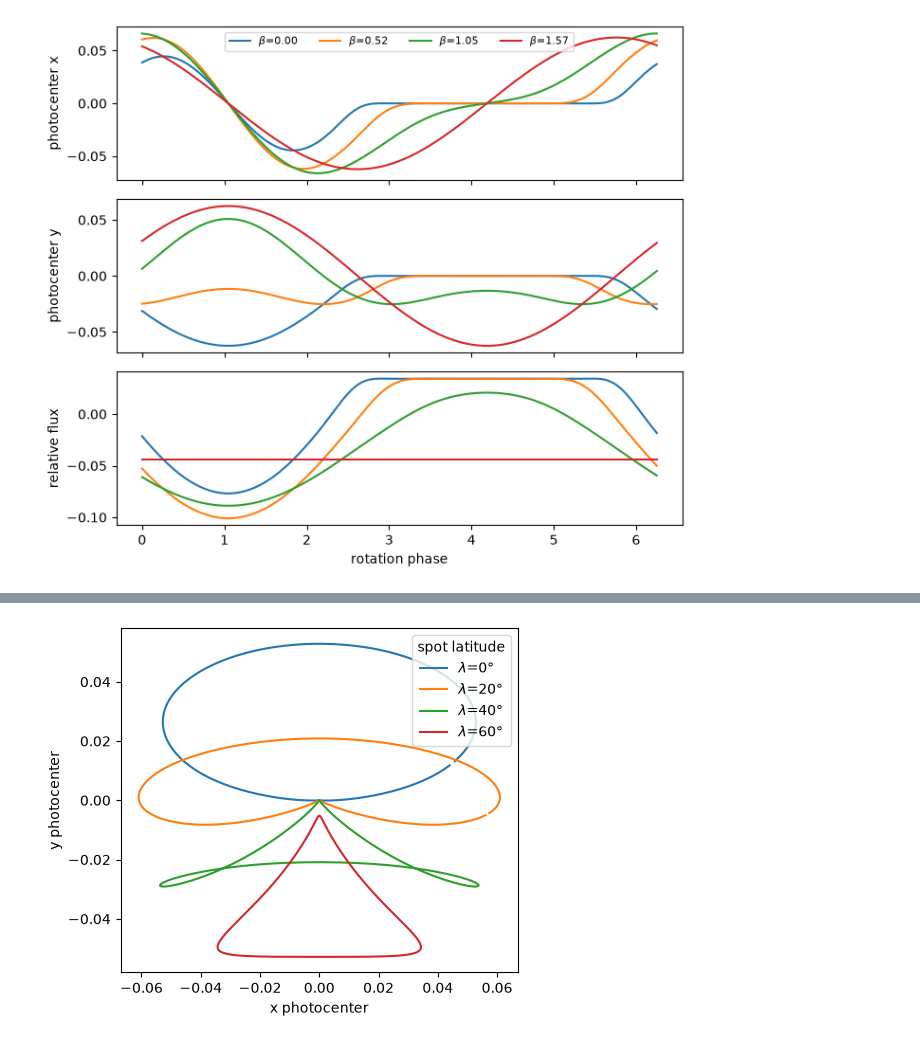
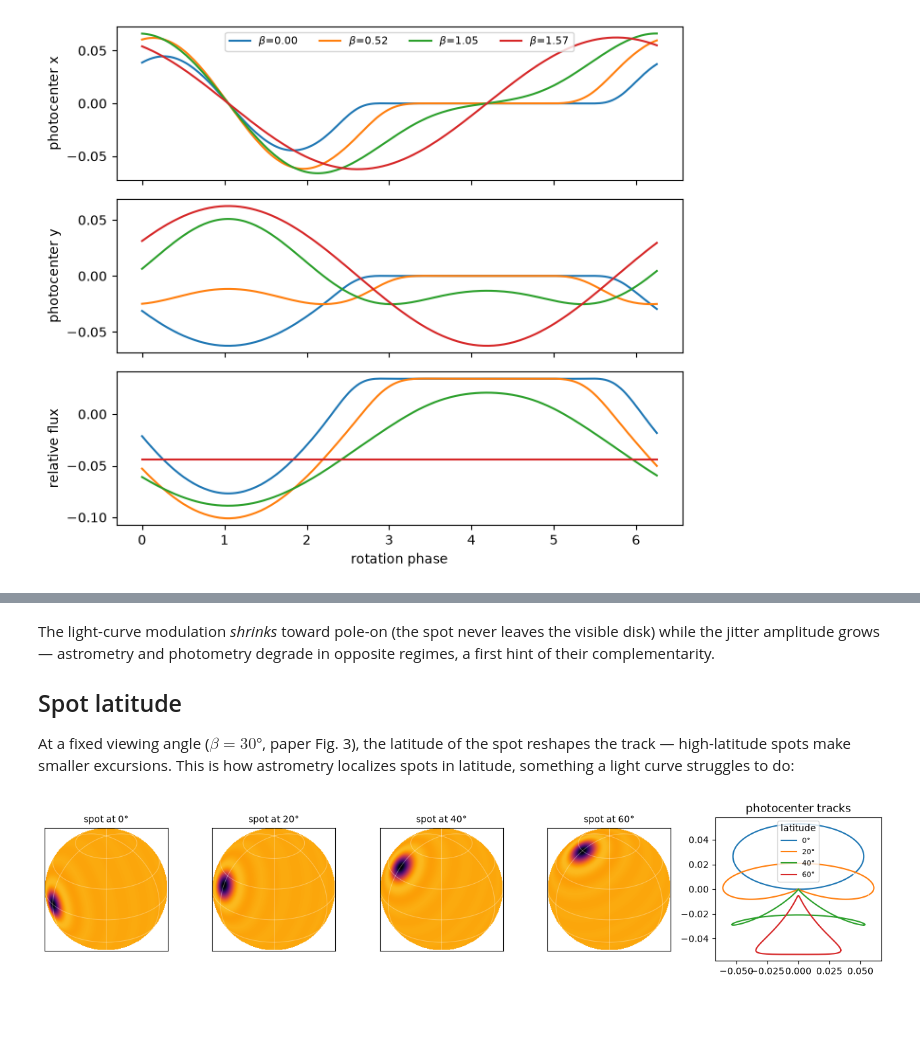
Before and after one commit to xiaziyna/jittermap, a Jupyter notebook: notebooks/02_forward_model.ipynb, the cells around one changed output, grey strips where cells are left out. Cells and saved outputs as stored; diff of their text form; code cells hidden in the pictures; blank space fills up the shorter version.

```diff
--- a/notebooks/02_forward_model.ipynb
+++ b/notebooks/02_forward_model.ipynb
@@ -20,5 +23,5 @@ import jittermap as jm
 # %%
 L, N = 15, 200
 times = np.linspace(0, 2*np.pi, N, endpoint=False)
-s = jm.multispot_surface([(35, 300, 12.0)], L)   # one spot at latitude 35
+star = jm.multispot_surface([(35, 300, 12.0)], L)   # one spot, latitude 35
 fm = jm.ForwardModel(times, l_max=L)
@@ -31,0 +34,13 @@ photometric modulation shrinks — and vanishes pole-on.
+# %%
+betas = [0.0, np.pi/6, np.pi/3, np.pi/2]
+fig = plt.figure(figsize=(9.5, 4.2))
+ax_star = fig.add_subplot(1, 2, 1)
+show_star(ax_star, star, L, np.pi/6, "the star ($\\beta$=$\\pi$/6)")
+ax = fig.add_subplot(1, 2, 2)
+for beta in betas:
+    y = fm.observe(star, inclination=beta, channels="xy", stacked=False)
+    ax.plot(y["x"], y["y"], label=f"$\\beta$={beta:.2f}")
+ax.set_xlabel("x photocenter"); ax.set_ylabel("y photocenter")
+ax.set_title("photocenter track over one rotation")
+ax.set_aspect("equal"); ax.legend()
+plt.tight_layout()
@@ -32,8 +60,7 @@ photometric modulation shrinks — and vanishes pole-on.
 # %%
 fig, axes = plt.subplots(3, 1, figsize=(7, 6), sharex=True)
-betas = [0.0, np.pi/6, np.pi/3, np.pi/2]
 for beta in betas:
-    y = fm.observe(s, inclination=beta, channels="xyp", stacked=False)
+    y = fm.observe(star, inclination=beta, channels="xyp", stacked=False)
     for ax, c, name in zip(axes, "xyp", ["photocenter x", "photocenter y",
                                           "relative flux"]):
         ax.plot(times, y[c], label=f"$\\beta$={beta:.2f}")
@@ -53,7 +71,0 @@ structure cannot be disentangled.
-# %%
-fig, ax = plt.subplots(figsize=(5, 5))
-for beta in betas:
-    y = fm.observe(s, inclination=beta, channels="xy", stacked=False)
-    ax.plot(y["x"], y["y"], label=f"$\\beta$={beta:.2f}")
-ax.set_xlabel("x photocenter"); ax.set_ylabel("y photocenter")
-ax.set_aspect("equal"); ax.legend(); plt.tight_layout()
@@ -71,11 +72,29 @@ smaller photocenter excursions.
+# %% [markdown]
+The light-curve modulation *shrinks* toward pole-on (the spot never leaves
+the visible disk) while the jitter amplitude grows — astrometry and
+photometry degrade in opposite regimes, a first hint of their
+complementarity.
+
+## Spot latitude
+
+At a fixed viewing angle ($\beta = 30°$, paper Fig. 3), the latitude of
+the spot reshapes the track — high-latitude spots make smaller excursions.
+This is how astrometry localizes spots in latitude, something a light
+curve struggles to do:
 # %%
-fig, ax = plt.subplots(figsize=(5, 5))
 beta = np.pi/6
-for lat in [0, 20, 40, 60]:
+lats = [0, 20, 40, 60]
+fig, axes = plt.subplots(1, 5, figsize=(13, 3),
+                         gridspec_kw={"width_ratios": [1, 1, 1, 1, 1.35]})
+for ax, lat in zip(axes[:4], lats):
+    s_lat = jm.multispot_surface([(lat, 300, jm.rfrac_to_deg(0.10))], L)
+    show_star(ax, s_lat, L, beta, f"spot at {lat}°")
+for lat in lats:
     s_lat = jm.multispot_surface([(lat, 300, jm.rfrac_to_deg(0.10))], L)
     y = fm.observe(s_lat, inclination=beta, channels="xy", stacked=False)
-    ax.plot(y["x"], y["y"], label=f"$\\lambda$={lat}°")
-ax.set_xlabel("x photocenter"); ax.set_ylabel("y photocenter")
-ax.set_aspect("equal"); ax.legend(title="spot latitude"); plt.tight_layout()
+    axes[4].plot(y["x"], y["y"], label=f"{lat}°")
+axes[4].set_aspect("equal"); axes[4].legend(title="latitude", fontsize=8)
+axes[4].set_title("photocenter tracks")
+plt.tight_layout()
 # %% [output]
-[figure, old version]
+[figure, new version]
```
Also changed, not shown: parts of 14 cells of this notebook, 8 other files.
